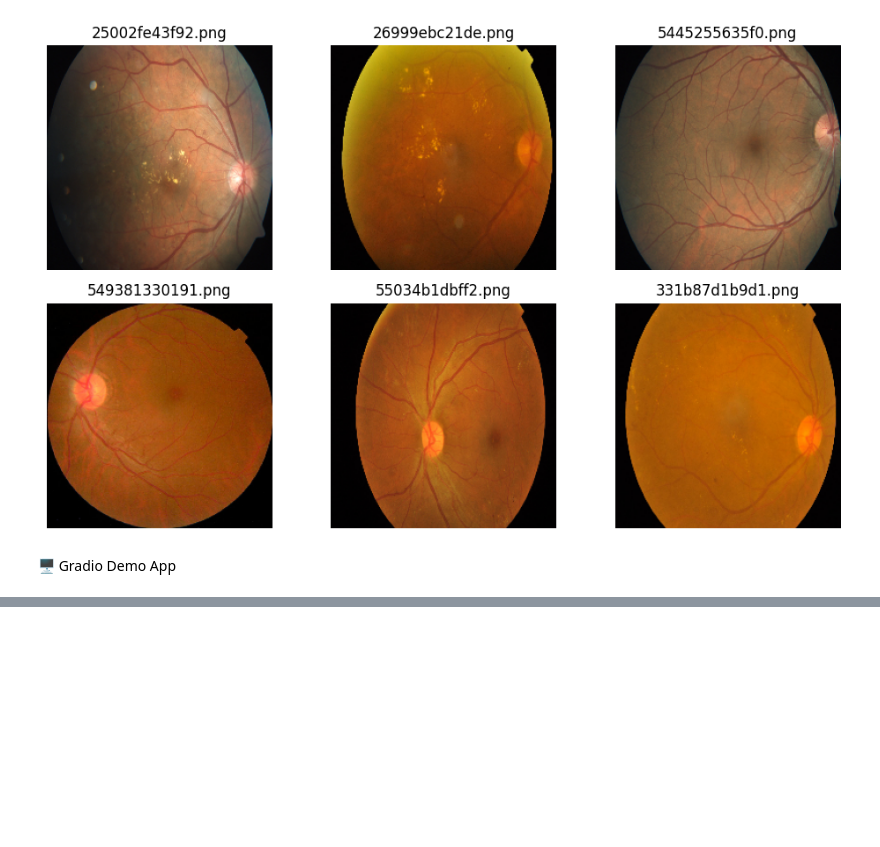
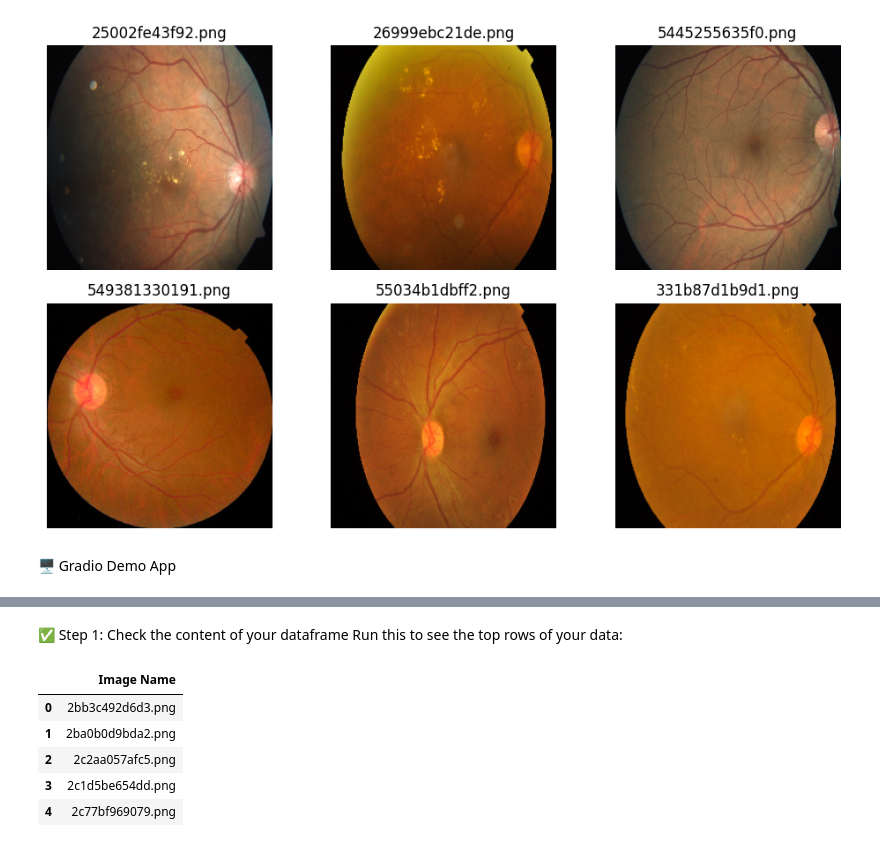
Before and after one commit to easeandrelax/blood-sugar-level, a Jupyter notebook: Ease_and_relax.ipynb, the cells around one changed output, grey strips where cells are left out. Cells and saved outputs as stored; diff of their text form; code cells hidden in the pictures; blank space fills up the shorter version.

```diff
--- a/Ease_and_relax.ipynb
+++ b/Ease_and_relax.ipynb
@@ -155,0 +231,12 @@ interface.launch()
+# %% [markdown]
+✅ Step 1: Check the content of your dataframe
+Run this to see the top rows of your data:
+# %%
+df.head()
+# %% [output]
+|  | Image Name |
+| 0 | 2bb3c492d6d3.png |
+| 1 | 2ba0b0d9bda2.png |
+| 2 | 2c2aa057afc5.png |
+| 3 | 2c1d5be654dd.png |
+| 4 | 2c77bf969079.png |
```
Also changed, not shown: parts of 39 cells of this notebook.
